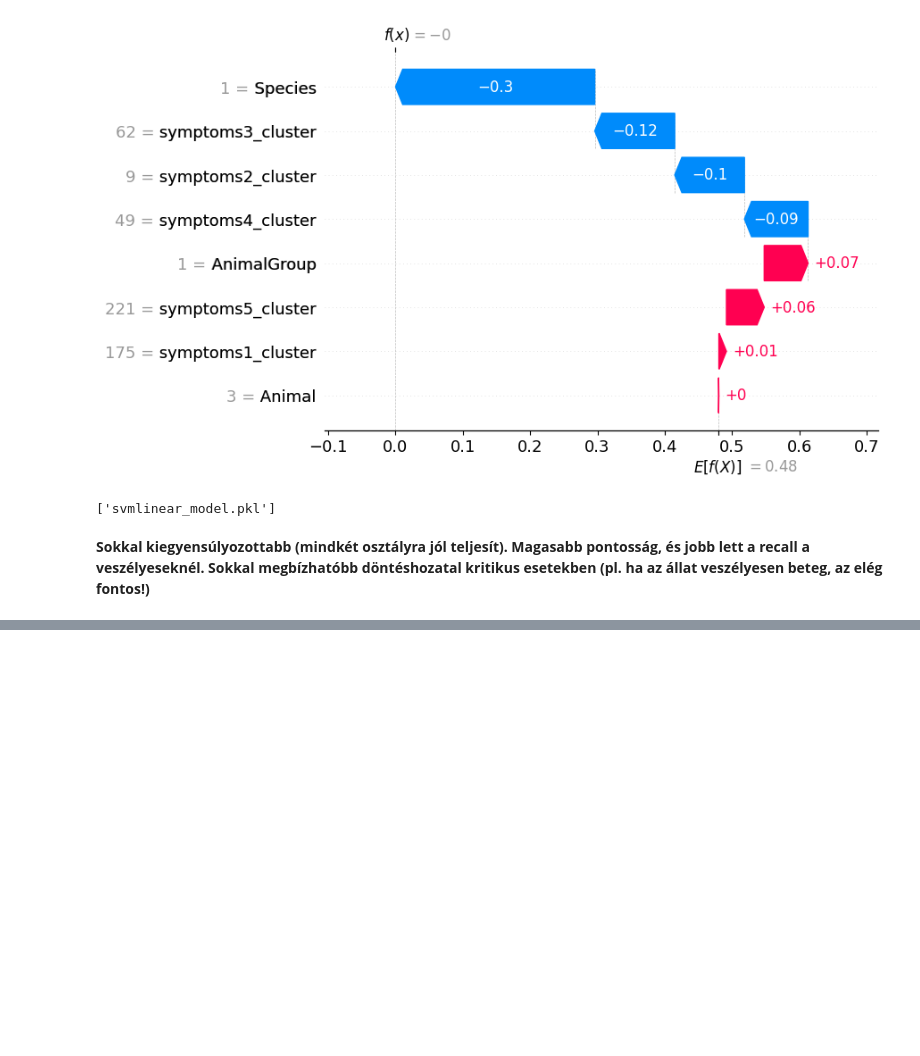
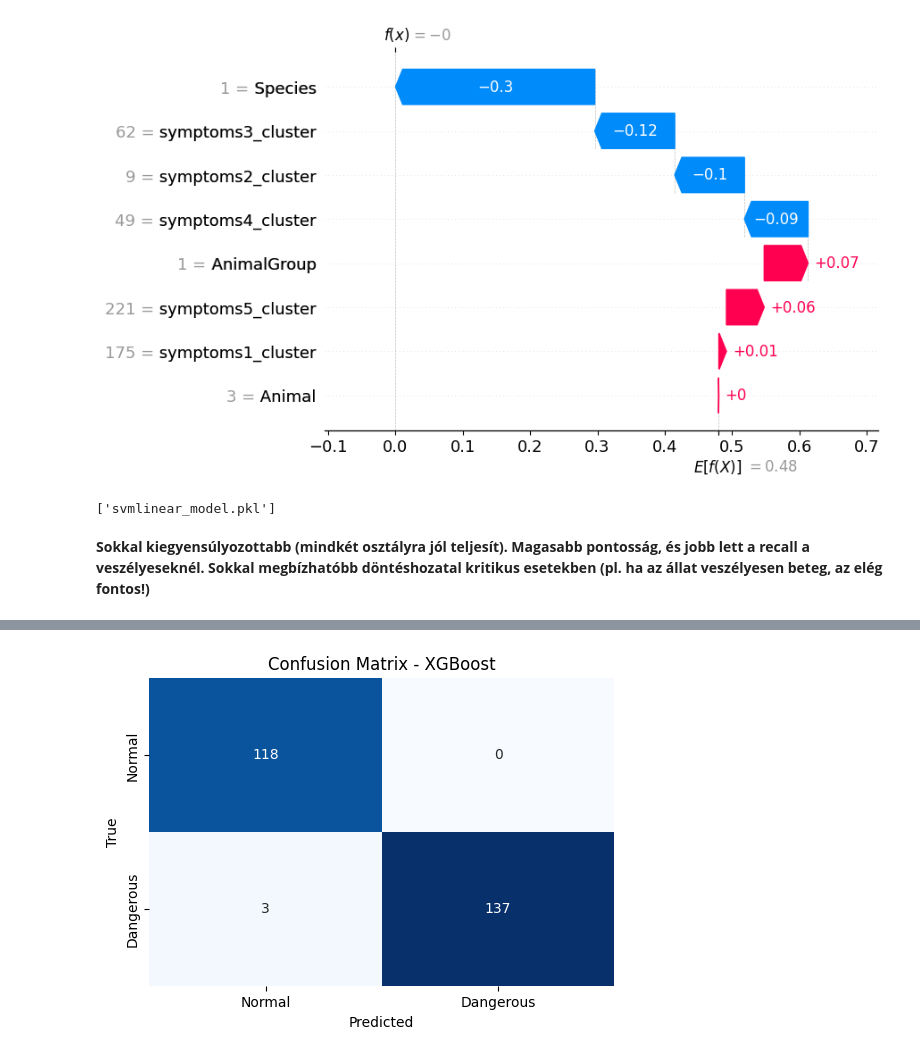
Before and after one commit to MisurdaLuca/Animal_Condition_Classifier, a Jupyter notebook: tabular/animal_condition_tabular_classification.ipynb, the cells around one changed output, grey strips where cells are left out. Drawn from its saved outputs; the diff is of its cells as text; code cells hidden in the pictures; blank space fills up the shorter version.

```diff
--- a/tabular/animal_condition_tabular_classification.ipynb
+++ b/tabular/animal_condition_tabular_classification.ipynb
@@ -1595,0 +1638,88 @@ joblib.dump(svmlinear, "svmlinear_model.pkl")
+# %%
+import pandas as pd
+import matplotlib.pyplot as plt
+import seaborn as sns
+
+from sklearn.preprocessing import LabelEncoder
+from sklearn.model_selection import train_test_split
+from sklearn.metrics import confusion_matrix, classification_report, roc_curve, roc_auc_score, precision_recall_curve, average_precision_score
+
+from imblearn.over_sampling import SMOTE
+from imblearn.under_sampling import RandomUnderSampler
+from imblearn.pipeline import Pipeline
+
+from xgboost import XGBClassifier
+
+features = ['AnimalGroup','Animal','Species','symptoms1_cluster', 'symptoms2_cluster', 'symptoms3_cluster', 'symptoms4_cluster', 'symptoms5_cluster']
+X = df[features].fillna('unknown')
+
+label_mappings = {}
+
+for col in ['AnimalGroup', 'Animal', 'Species']:
+    le = LabelEncoder()
+    X[col] = le.fit_transform(X[col])
+    label_mappings[col] = dict(zip(le.classes_, le.transform(le.classes_)))
+
+for col, mapping in label_mappings.items():
+    mapping_df = pd.DataFrame(list(mapping.items()), columns=['animal', 'label'])
+    mapping_df.to_csv(f'label_encoding_{col}.csv', index=False)
+
+y = LabelEncoder().fit_transform(df['Dangerous'])
+
+smote = SMOTE(sampling_strategy=0.7, random_state=35)
+undersample = RandomUnderSampler(sampling_strategy=0.8, random_state=35)
+pipeline = Pipeline([
+    ('smote', smote),
+    ('under', undersample)
+])
+
+X_res, y_res = pipeline.fit_resample(X, y)
+
+X_train, X_test, y_train, y_test = train_test_split(X_res, y_res, test_size=0.2, random_state=35)
+
+xgb = XGBClassifier(random_state=35, use_label_encoder=False, eval_metric='logloss')
+xgb.fit(X_train, y_train)
+
+y_pred = xgb.predict(X_test)
+cm = confusion_matrix(y_test, y_pred)
+
+print("🔷 XGBoost + SMOTE + Undersampling Eredmények:")
+print(cm)
+print(classification_report(y_test, y_pred))
+
+plt.figure(figsize=(6, 4))
+sns.heatmap(cm, annot=True, fmt='d', cmap='Blues', cbar=False,
+            xticklabels=['Normal', 'Dangerous'], yticklabels=['Normal', 'Dangerous'])
+plt.title('Confusion Matrix - XGBoost')
+plt.xlabel('Predicted')
+plt.ylabel('True')
+plt.show()
+
+# --- 9. ROC Curve ---
+y_scores = xgb.predict_proba(X_test)[:, 1]
+fpr, tpr, thresholds = roc_curve(y_test, y_scores)
+auc = roc_auc_score(y_test, y_scores)
+
+plt.figure(figsize=(8, 6))
+plt.plot(fpr, tpr, color='purple', label=f'ROC curve (AUC = {auc:.2f})')
+plt.plot([0, 1], [0, 1], color='grey', linestyle='--')
+plt.xlabel('False Positive Rate')
+plt.ylabel('True Positive Rate')
+plt.title('ROC Curve - XGBoost')
+plt.legend(loc='lower right')
+plt.grid(True)
+plt.show()
+
+# --- 10. Precision-Recall Curve ---
+precision, recall, thresholds = precision_recall_curve(y_test, y_scores)
+ap_score = average_precision_score(y_test, y_scores)
+
+plt.figure(figsize=(8, 6))
+plt.plot(recall, precision, color='darkorange', label=f'PR curve (AP = {ap_score:.2f})')
+plt.xlabel('Recall')
+plt.ylabel('Precision')
+plt.title('Precision-Recall Curve - XGBoost')
+plt.legend(loc='upper right')
+plt.grid(True)
+plt.show()
+# %% [output]
@@ -1595,0 +1740 @@ joblib.dump(svmlinear, "svmlinear_model.pkl")
+[figure, added]
```
Also changed, not shown: parts of 11 cells of this notebook.
